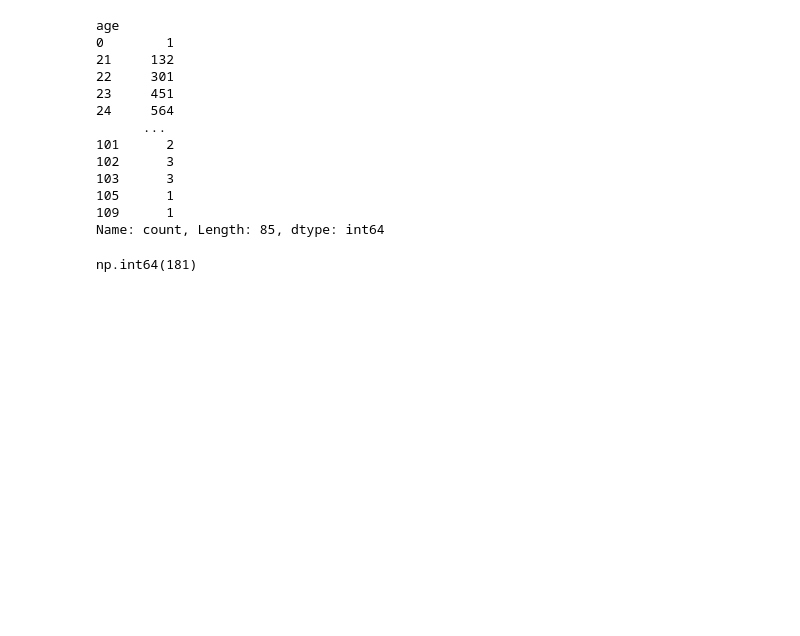
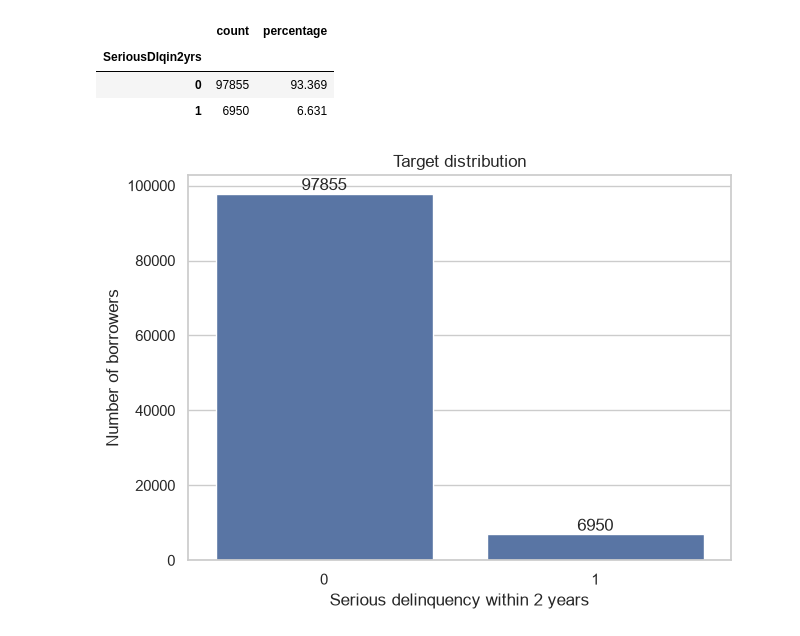
Before and after one commit to Randysman/credit_score, a Jupyter notebook: EDA.ipynb, the cells around one changed output. Cells and saved outputs as stored; diff of their text form; code cells hidden in the pictures; blank space fills up the shorter version.

```diff
--- a/EDA.ipynb
+++ b/EDA.ipynb
@@ -3,3 +12,8 @@ import numpy as np
 import pandas as pd
 import matplotlib.pyplot as plt
 import seaborn as sns
+
+pd.set_option("display.max_columns", None)
+pd.set_option("display.float_format", "{:.3f}".format)
+
+sns.set_theme(style="whitegrid")
@@ -116,21 +136,33 @@ dtype: int64
 # %%
-df['age'].value_counts().sort_index()
+target_counts = df["SeriousDlqin2yrs"].value_counts()
+
+target_summary = pd.DataFrame({
+    "count": target_counts,
+    "percentage": target_counts / len(df) * 100
+})
+
+target_summary
 # %% [output]
-age
-0        1
-21     132
-22     301
-23     451
-24     564
-      ...
-101      2
-102      3
-103      3
-105      1
-109      1
-Name: count, Length: 85, dtype: int64
+|  | count | percentage |
+| SeriousDlqin2yrs |  |  |
+| 0 | 97855 | 93.369 |
+| 1 | 6950 | 6.631 |
 # %%
-(df['NumberOfTime30-59DaysPastDueNotWorse'] == 98).sum()
+plt.figure(figsize=(7, 5))
+
+ax = sns.countplot(
+    data=df,
+    x="SeriousDlqin2yrs"
+)
+
+plt.title("Target distribution")
+plt.xlabel("Serious delinquency within 2 years")
+plt.ylabel("Number of borrowers")
+
+for container in ax.containers:
+    ax.bar_label(container)
+
+plt.show()
 # %% [output]
-np.int64(181)
+[figure, added]
 # %%
```
Also changed, not shown: parts of 31 cells of this notebook.
